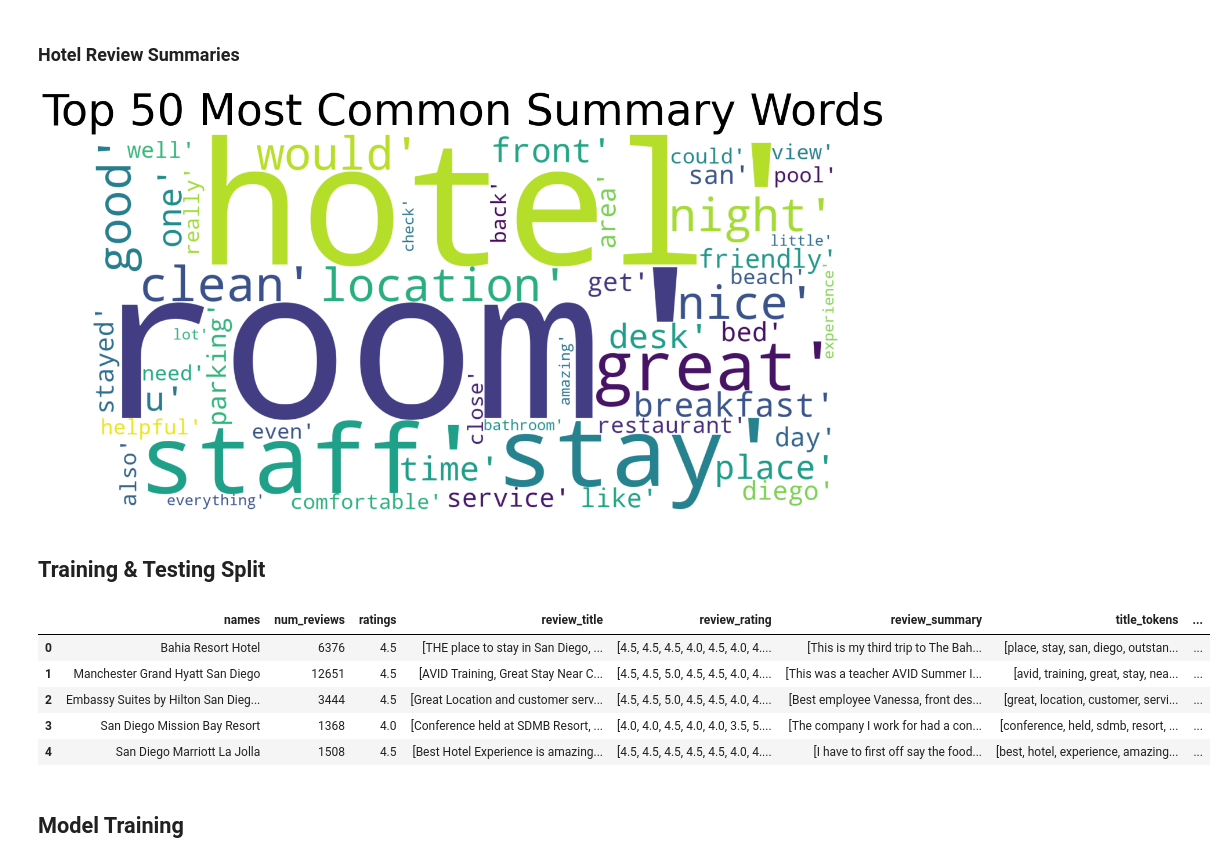
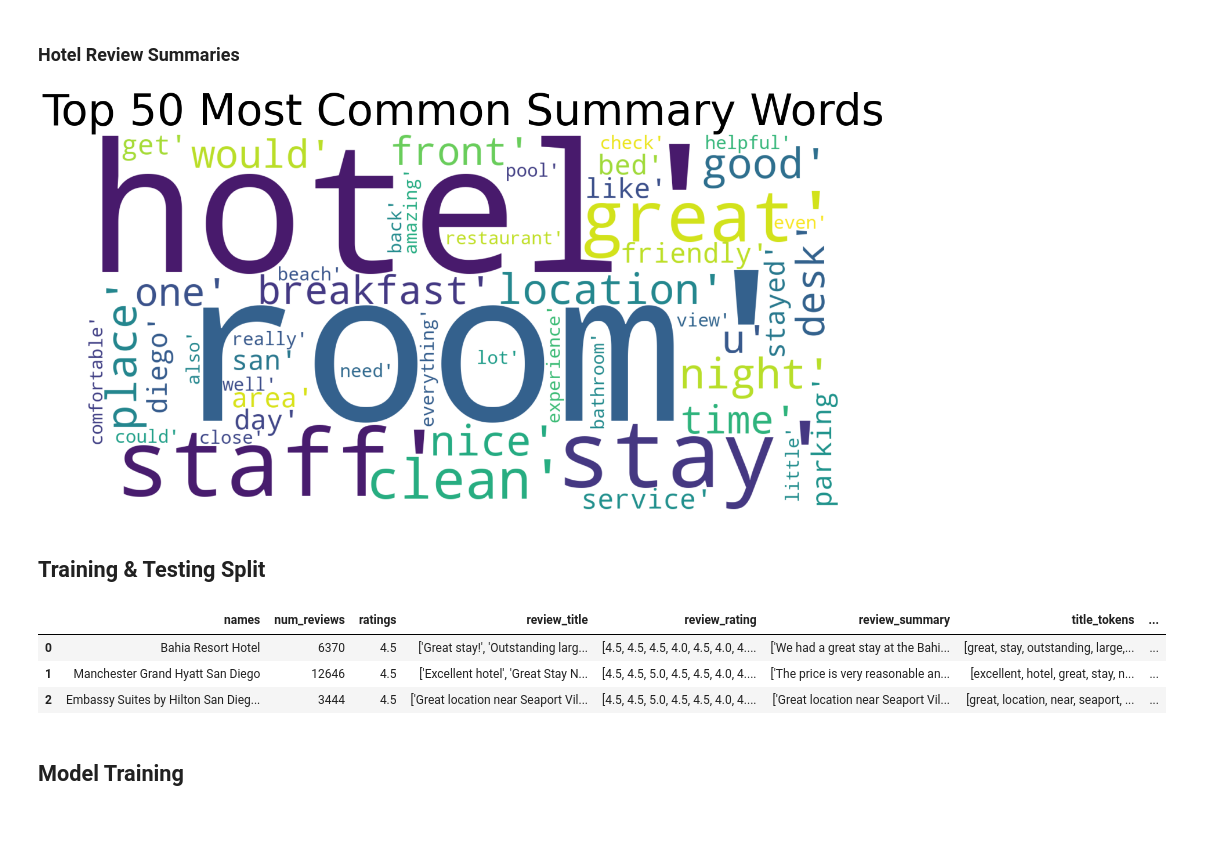
Before and after one commit to RenettaNelson/ADS-509---Applied-Text-Mining---Team-1, a Jupyter notebook: FinalProject_Team1.ipynb, the cells around one changed output. Drawn from its saved outputs; the diff is of its cells as text; code cells hidden in the pictures; blank space fills up the shorter version.

```diff
--- a/FinalProject_Team1.ipynb
+++ b/FinalProject_Team1.ipynb
@@ -444,0 +444,4 @@ hotels_df.head(10)
+# %%
+hotels_df = pd.read_csv('hotels_df.csv')
+
+hotels_df = hotels_df.iloc[: , 1:]
@@ -534,8 +546,6 @@ def prepare(text, pipeline) :
 - Needs to be Completed
 # %% [markdown]
 ### Tokenization
-# %%
-hotels_df = pd.read_csv('/Users/jackieurenda/Desktop/ADS 509/hotels_df.csv')
 # %%
 
 hotels_df['title_tokens']= hotels_df['review_title'].apply(prepare, pipeline=full_pipeline)
@@ -667,7 +677,7 @@ plt.title('Top 50 Most Common Summary Words', fontsize = 75)
 plt.tight_layout(pad=0)
 plt.show()
 # %% [output]
-[figure, old version]
+[figure, new version]
 # %% [markdown]
 ## Training & Testing Split
 # %%
@@ -679,14 +689,12 @@ hotels_df.loc[(hotels_df['ratings'] >= 3) & (hotels_df['ratings'] < 4), 'score']
 hotels_df.loc[(hotels_df['ratings'] >= 2) & (hotels_df['ratings'] < 3), 'score'] = 2
 hotels_df.loc[(hotels_df['ratings'] < 2), 'score'] = 1
 # %%
-hotels_df.head()
+hotels_df.head(3)
 # %% [output]
 |  | names | num_reviews | ratings | review_title | review_rating | review_summary | title_tokens | ... |
-| 0 | Bahia Resort Hotel | 6376 | 4.5 | [THE place to stay in San Diego, ... | [4.5, 4.5, 4.5, 4.0, 4.5, 4.0, 4.... | [This is my third trip to The Bah... | [place, stay, san, diego, outstan... | ... |
-| 1 | Manchester Grand Hyatt San Diego | 12651 | 4.5 | [AVID Training, Great Stay Near C... | [4.5, 4.5, 5.0, 4.5, 4.5, 4.0, 4.... | [This was a teacher AVID Summer I... | [avid, training, great, stay, nea... | ... |
-| 2 | Embassy Suites by Hilton San Dieg... | 3444 | 4.5 | [Great Location and customer serv... | [4.5, 4.5, 5.0, 4.5, 4.5, 4.0, 4.... | [Best employee Vanessa, front des... | [great, location, customer, servi... | ... |
-| 3 | San Diego Mission Bay Resort | 1368 | 4.0 | [Conference held at SDMB Resort, ... | [4.0, 4.0, 4.5, 4.0, 4.0, 3.5, 5.... | [The company I work for had a con... | [conference, held, sdmb, resort, ... | ... |
-| 4 | San Diego Marriott La Jolla | 1508 | 4.5 | [Best Hotel Experience is amazing... | [4.5, 4.5, 4.5, 4.5, 4.5, 4.0, 4.... | [I have to first off say the food... | [best, hotel, experience, amazing... | ... |
+| 0 | Bahia Resort Hotel | 6370 | 4.5 | ['Great stay!', 'Outstanding larg... | [4.5, 4.5, 4.5, 4.0, 4.5, 4.0, 4.... | ['We had a great stay at the Bahi... | [great, stay, outstanding, large,... | ... |
+| 1 | Manchester Grand Hyatt San Diego | 12646 | 4.5 | ['Excellent hotel', 'Great Stay N... | [4.5, 4.5, 5.0, 4.5, 4.5, 4.0, 4.... | ['The price is very reasonable an... | [excellent, hotel, great, stay, n... | ... |
+| 2 | Embassy Suites by Hilton San Dieg... | 3444 | 4.5 | ['Great location near Seaport Vil... | [4.5, 4.5, 5.0, 4.5, 4.5, 4.0, 4.... | ['Great location near Seaport Vil... | [great, location, near, seaport, ... | ... |
 # %%
 from sklearn.model_selection import train_test_split
 
```
Also changed, not shown: parts of 11 cells of this notebook.
